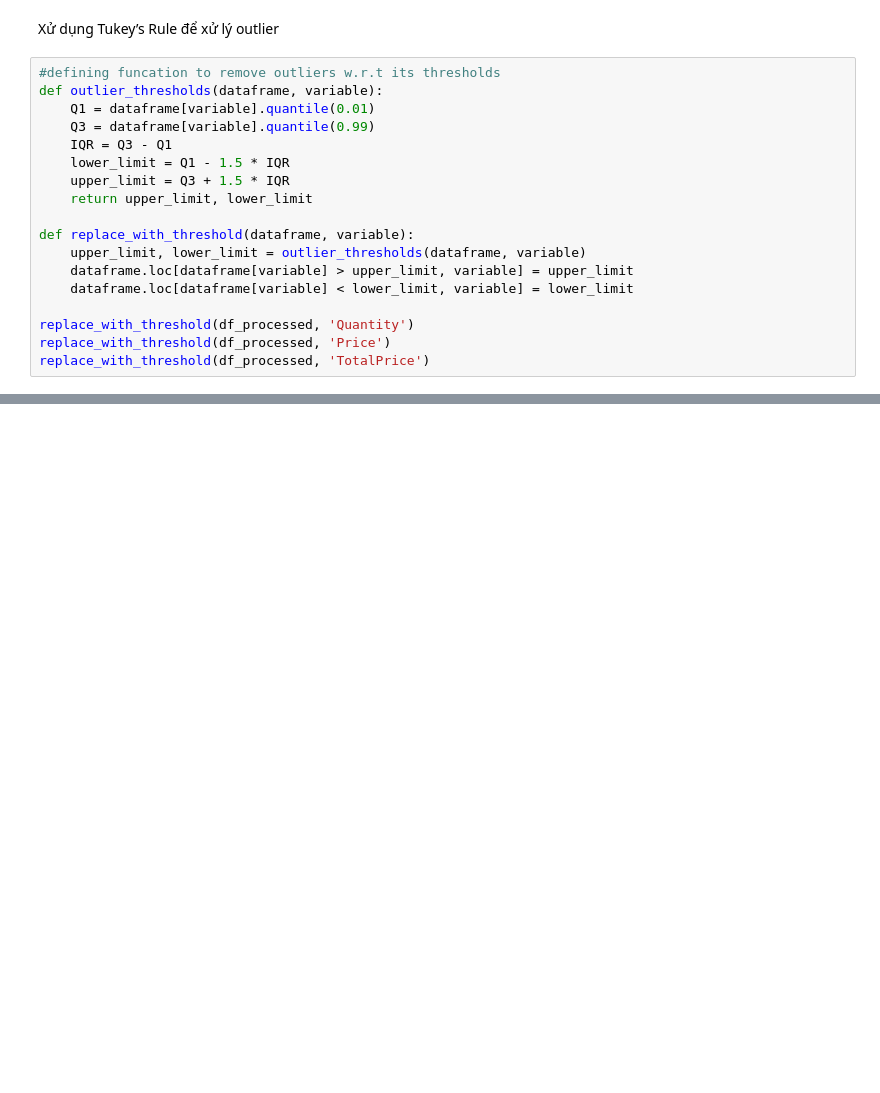
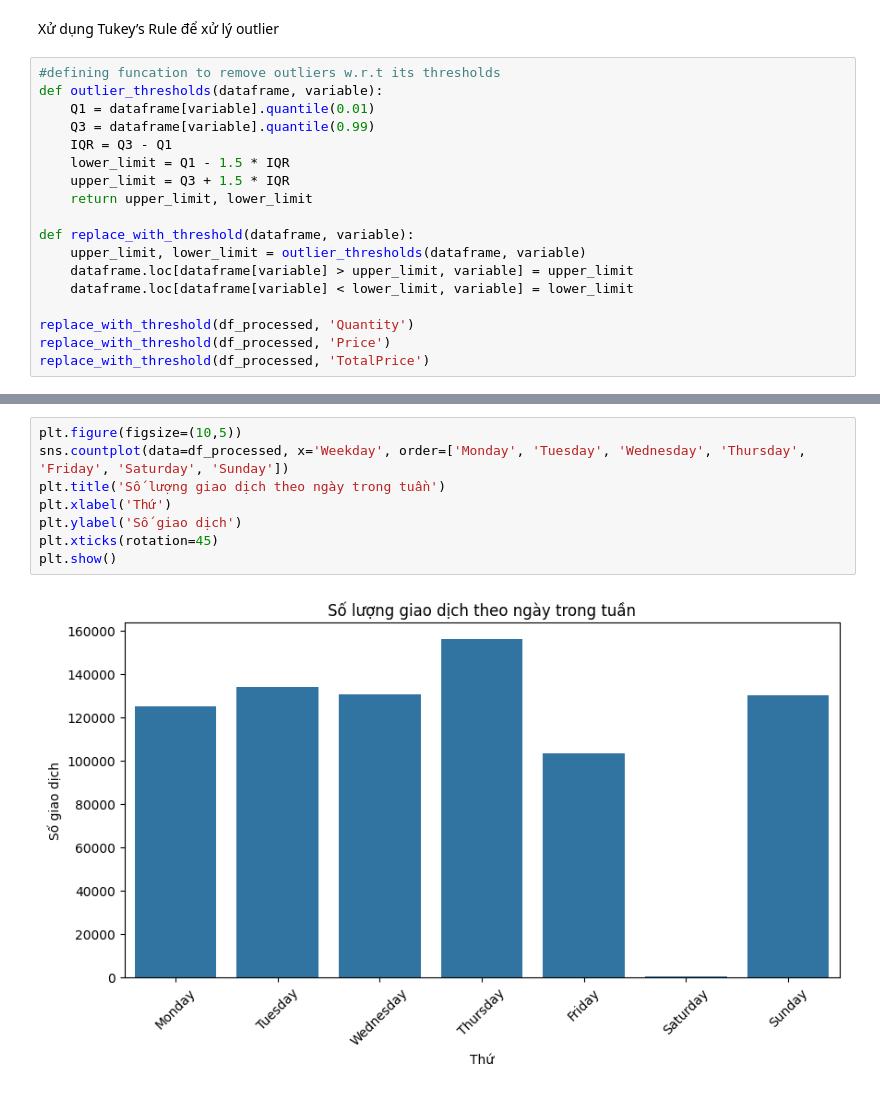
Before and after one commit to dangtranha/data-mining, a Jupyter notebook: 2_eda_visualization.ipynb, the cells around one changed output, grey strips where cells are left out. Drawn from its saved outputs; the diff is of its cells as text; blank space fills up the shorter version.

```diff
--- a/2_eda_visualization.ipynb
+++ b/2_eda_visualization.ipynb
@@ -137,0 +176,10 @@ plt.show()
+# %%
+plt.figure(figsize=(10,5))
+sns.countplot(data=df_processed, x='Weekday', order=['Monday', 'Tuesday', 'Wednesday', 'Thursday', 'Friday', 'Saturday', 'Sunday'])
+plt.title('Số lượng giao dịch theo ngày trong tuần')
+plt.xlabel('Thứ')
+plt.ylabel('Số giao dịch')
+plt.xticks(rotation=45)
+plt.show()
+# %% [output]
+[figure, added]
```
Also changed, not shown: parts of 18 cells of this notebook.
